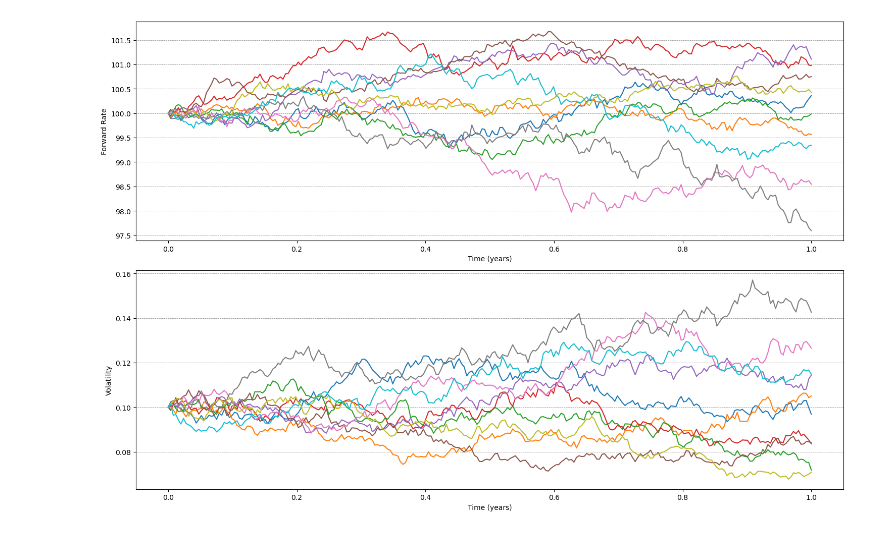
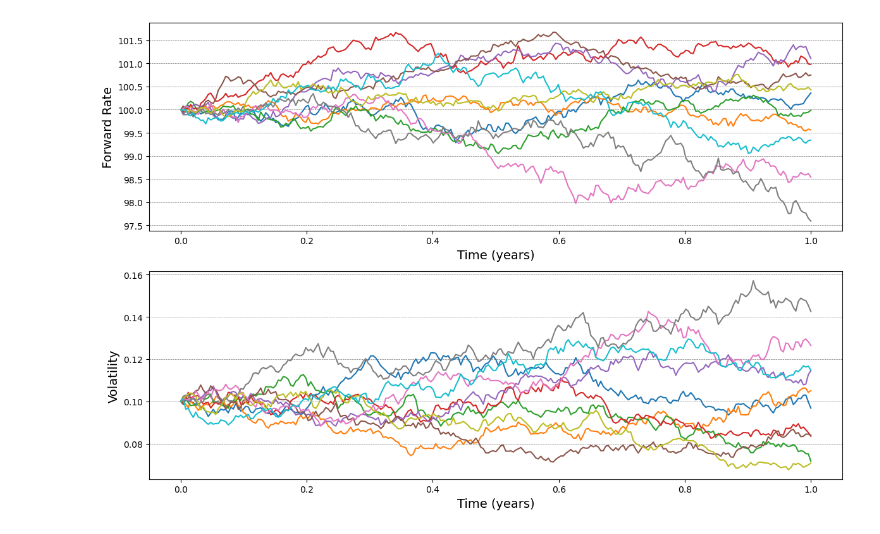
Before and after one commit to NannaOhrt/master_thesis, a Jupyter notebook: main/code/used_code/sim_dyn_sarb.ipynb, the cells around one changed output. Drawn from its saved outputs; the diff is of its cells as text; code cells hidden in the pictures.

```diff
--- a/main/code/used_code/sim_dyn_sarb.ipynb
+++ b/main/code/used_code/sim_dyn_sarb.ipynb
@@ -19,36 +19,36 @@ def sabr_simul(F_0, sigma_0, beta, nu, rho, M, T):
     for m in range(1, M + 1):
         F[m] = F[m-1] + sigma[m-1] * F[m-1]**beta * delta_sqrt * Z[0, m-1]
         sigma[m] = sigma[m-1] + nu * sigma[m-1] * delta_sqrt * (rho * Z[0, m-1] + rho_sqrt * Z[1, m-1])
         if F[m] < 0:
             F[m] = F[m-1]
         if sigma[m] < 0:
             sigma[m] = sigma[m-1]
 
     return F, sigma
 def run_multiple_sabr_simulations(F_0, sigma_0, beta, nu, rho, M, T, num_simulations):
 
-    plt.figure(figsize=(15, 10))
+    plt.figure(figsize=(12, 8))
 
     for i in range(num_simulations):
         F, sigma = sabr_simul(F_0, sigma_0, beta, nu, rho, M, T)
         time_steps = np.linspace(0, T, M + 1)
         plt.subplot(2, 1, 1)
         plt.plot(time_steps, F)
-        plt.xlabel('Time (years)')
-        plt.ylabel('Forward Rate')
+        plt.xlabel('Time (years)',fontsize=14)
+        plt.ylabel('Forward Rate',fontsize=14)
         plt.grid(axis='y', color='gray', linestyle='--', linewidth=0.5)
 
         plt.subplot(2, 1, 2)
         plt.plot(time_steps, sigma)
-        plt.xlabel('Time (years)')
-        plt.ylabel('Volatility')
+        plt.xlabel('Time (years)',fontsize=14)
+        plt.ylabel('Volatility',fontsize=14)
         plt.grid(axis='y', color='gray', linestyle='--', linewidth=0.5)
 
     plt.tight_layout()
 
 run_multiple_sabr_simulations(100, 0.1, 0.5, 0.25, -0.4, 252, 1.0, 10)
 plt.savefig("/Users/nannaingemannohrt/Desktop/master_thesis/main/plots/sim_f_and_sigma.png")
 plt.show()
 plt.close()
 # %% [output]
-[figure, old version]
+[figure, new version]
```
Also changed, not shown: 11 other files.
